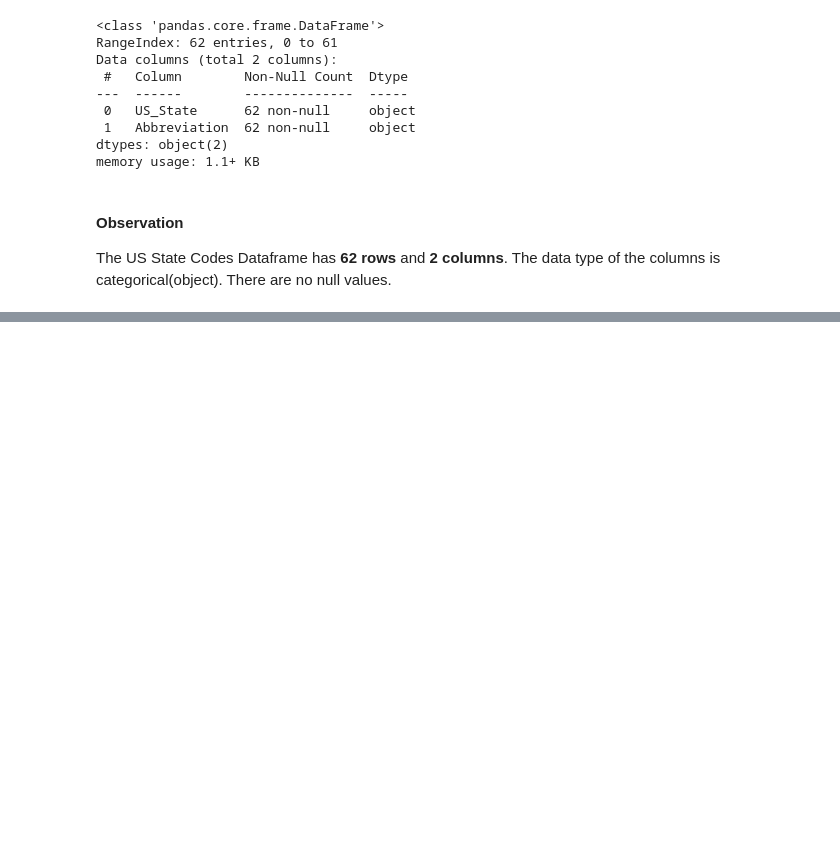
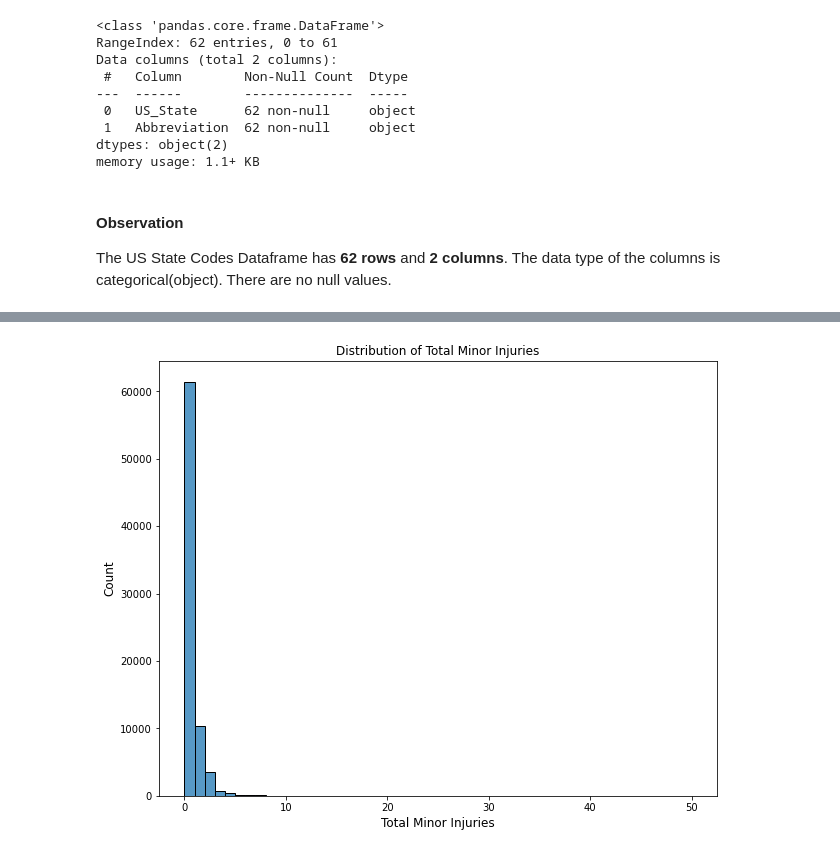
Before and after one commit to HuldahCR/Aircraft-Risk-Assessment-Phase-One-Project, a Jupyter notebook: Draft_Risk_Assessment.ipynb, the cells around one changed output, grey strips where cells are left out. Cells and saved outputs as stored; diff of their text form; code cells hidden in the pictures; blank space fills up the shorter version.

```diff
--- a/Draft_Risk_Assessment.ipynb
+++ b/Draft_Risk_Assessment.ipynb
@@ -238,0 +536,5 @@ The US State Codes Dataframe has **62 rows** and **2 columns**. The data type of
+# %%
+#imputing the Total Serious Injuries using the median and filling up the missing values using fillna
+
+aviation_df1['Total_Serious_Injuries'].fillna((aviation_df1['Total_Serious_Injuries'].median()), inplace=True)
+aviation_df1.isna().sum()
@@ -238,0 +580,10 @@ The US State Codes Dataframe has **62 rows** and **2 columns**. The data type of
+# %%
+#visualise the histogram for Total Minor Injuries
+fig,ax = plt.subplots(figsize=(10,8))
+sns.histplot(aviation_df1.Total_Minor_Injuries, bins=50, binrange=(0,50))
+plt.xlabel('Total Minor Injuries', fontsize=12)
+plt.ylabel('Count', fontsize=12)
+plt.title('Distribution of Total Minor Injuries', fontsize=12)
+plt.show()
+# %% [output]
+[figure, added]
```
Also changed, not shown: parts of 45 cells of this notebook.
